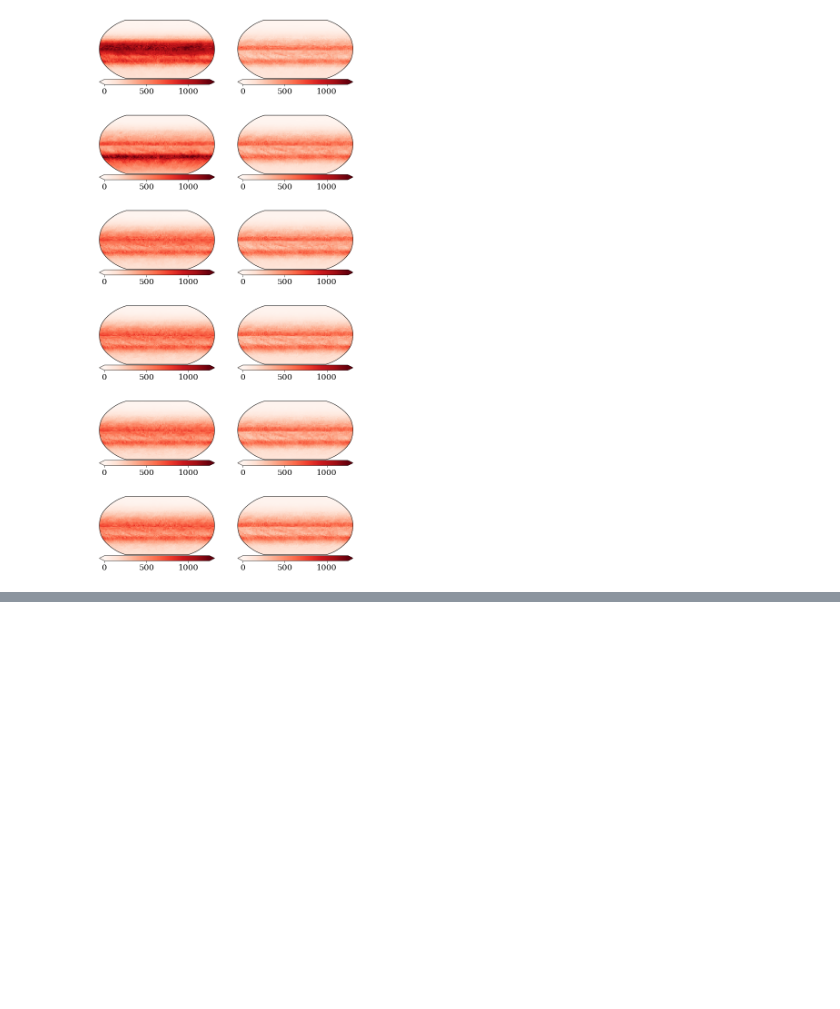
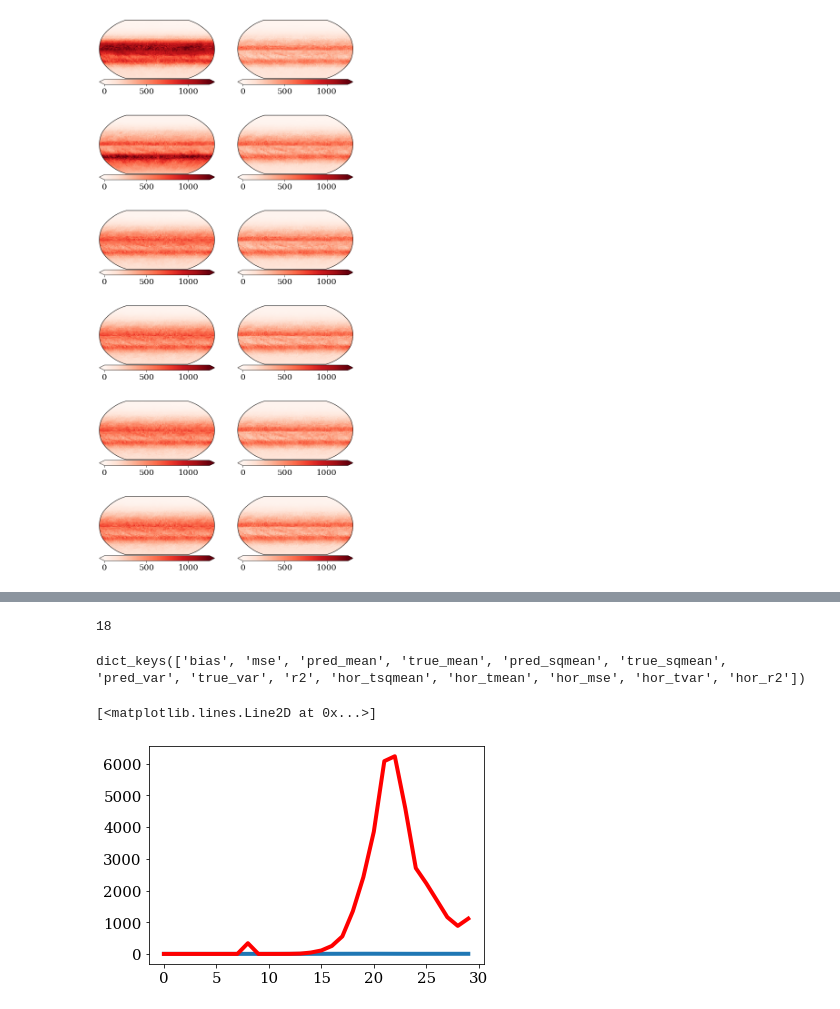
Before and after one commit to BradleyStanleyClamp/CBRAIN-CAM-MLINV, a Jupyter notebook: notebooks/tbeucler_devlog/042_Figures_PRL_Submission.ipynb, the cells around one changed output, grey strips where cells are left out. Drawn from its saved outputs; the diff is of its cells as text; code cells hidden in the pictures; blank space fills up the shorter version.

```diff
--- a/notebooks/tbeucler_devlog/042_Figures_PRL_Submission.ipynb
+++ b/notebooks/tbeucler_devlog/042_Figures_PRL_Submission.ipynb
@@ -3949,0 +3971,10 @@ for iNN in range(6):
+# %%
+NNarray = ['UCnet_214_q18T28.hdf5','UCnet_214_q3T26.hdf5',
+           'UCnet_214_q4T4.hdf5','UCnet_214_q5T5.hdf5',
+           'UCnet_214_q8T4.hdf5']
+FlagINC = [1,1,1,1,1]
+NNname = ['UCnet_{q18T28}','UCnet_{q3T26}','UCnet_{q4T4}','UCnet_{q5T5}','UCnet_{q8T4}']
+Mcutoff = [8,3,4,5,18]
+Ecutoff = 90+np.array([4,26,4,5,28])
+ACkeys = ['00078', '00098', '00108', '00210', '00233']
+idx_FSNS = 210
@@ -3949,0 +4020,14 @@ for iNN in range(6):
+# %%
+VAR_AC = np.maximum(-5,mdstats[ACkeys[iNNs]]['r2'][:,:,8])
+# %% [output]
+18
+# %%
+mdstats[ACkeys[0]].keys()
+# %% [output]
+dict_keys(['bias', 'mse', 'pred_mean', 'true_mean', 'pred_sqmean', 'true_sqmean', 'pred_var', 'true_var', 'r2', 'hor_tsqmean', 'hor_tmean', 'hor_mse', 'hor_tvar', 'hor_r2'])
+# %%
+plt.plot(np.mean(mdstats[ACkeys[0]]['mse'][:30],axis=(1,2)))
+plt.plot(np.mean(S1['MSE_SSE']['UCnet_214_q8T4.hdf5'][:,:30],axis=0),color='r')
+# %% [output]
+[<matplotlib.lines.Line2D at 0x...>]
+[figure, added]
```
Also changed, not shown: parts of 40 cells of this notebook.
